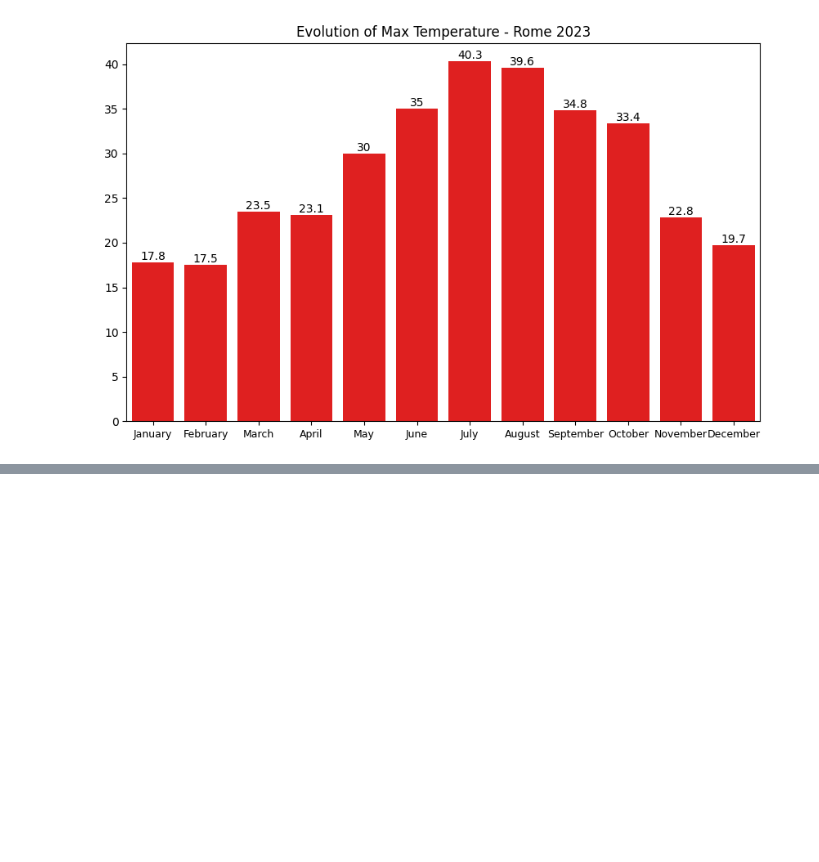
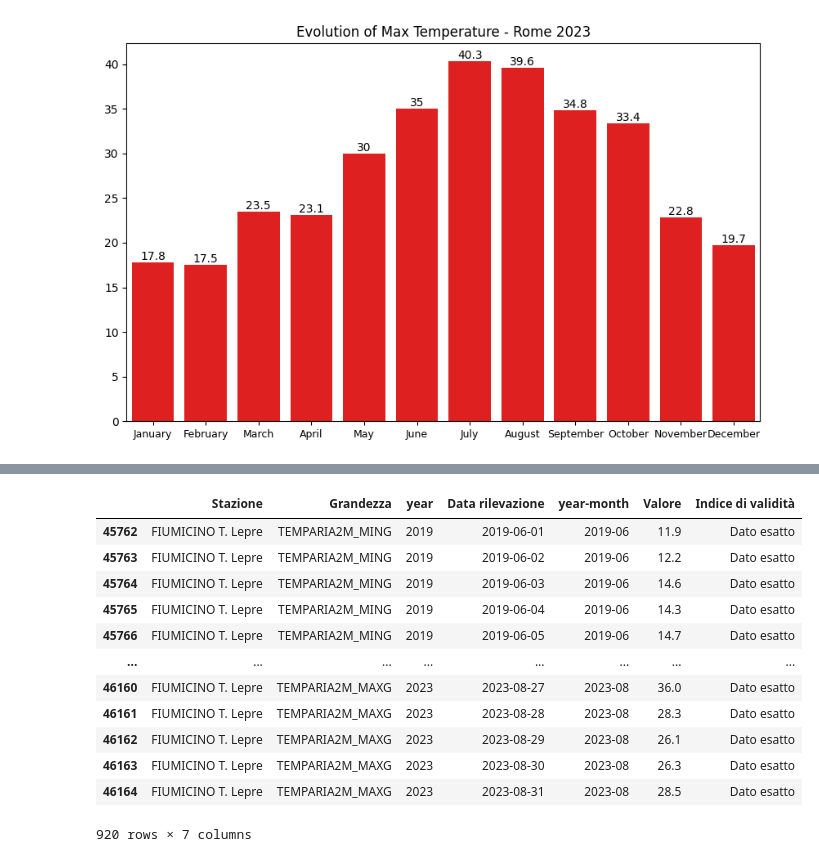
Before and after one commit to bazyngabyte/my_repository, a Jupyter notebook: Rome Temperature/Rome Temperature.ipynb, the cells around one changed output, grey strips where cells are left out. Saved outputs shown, nothing was run; the diff lists cells and outputs as text; code cells hidden in the pictures; blank space fills up the shorter version.

```diff
--- a/Rome Temperature/Rome Temperature.ipynb
+++ b/Rome Temperature/Rome Temperature.ipynb
@@ -407,0 +443,17 @@ plt.show()
+# %%
+summer["year"]=summer["Data rilevazione"].dt.year
+summer
+# %% [output]
+|  | Stazione | Grandezza | year | Data rilevazione | year-month | Valore | Indice di validità |
+| 45762 | FIUMICINO T. Lepre | TEMPARIA2M_MING | 2019 | 2019-06-01 | 2019-06 | 11.9 | Dato esatto |
+| 45763 | FIUMICINO T. Lepre | TEMPARIA2M_MING | 2019 | 2019-06-02 | 2019-06 | 12.2 | Dato esatto |
+| 45764 | FIUMICINO T. Lepre | TEMPARIA2M_MING | 2019 | 2019-06-03 | 2019-06 | 14.6 | Dato esatto |
+| 45765 | FIUMICINO T. Lepre | TEMPARIA2M_MING | 2019 | 2019-06-04 | 2019-06 | 14.3 | Dato esatto |
+| 45766 | FIUMICINO T. Lepre | TEMPARIA2M_MING | 2019 | 2019-06-05 | 2019-06 | 14.7 | Dato esatto |
+| ... | ... | ... | ... | ... | ... | ... | ... |
+| 46160 | FIUMICINO T. Lepre | TEMPARIA2M_MAXG | 2023 | 2023-08-27 | 2023-08 | 36.0 | Dato esatto |
+| 46161 | FIUMICINO T. Lepre | TEMPARIA2M_MAXG | 2023 | 2023-08-28 | 2023-08 | 28.3 | Dato esatto |
+| 46162 | FIUMICINO T. Lepre | TEMPARIA2M_MAXG | 2023 | 2023-08-29 | 2023-08 | 26.1 | Dato esatto |
+| 46163 | FIUMICINO T. Lepre | TEMPARIA2M_MAXG | 2023 | 2023-08-30 | 2023-08 | 26.3 | Dato esatto |
+| 46164 | FIUMICINO T. Lepre | TEMPARIA2M_MAXG | 2023 | 2023-08-31 | 2023-08 | 28.5 | Dato esatto |
+920 rows × 7 columns
```
Also changed, not shown: parts of 31 cells of this notebook.
